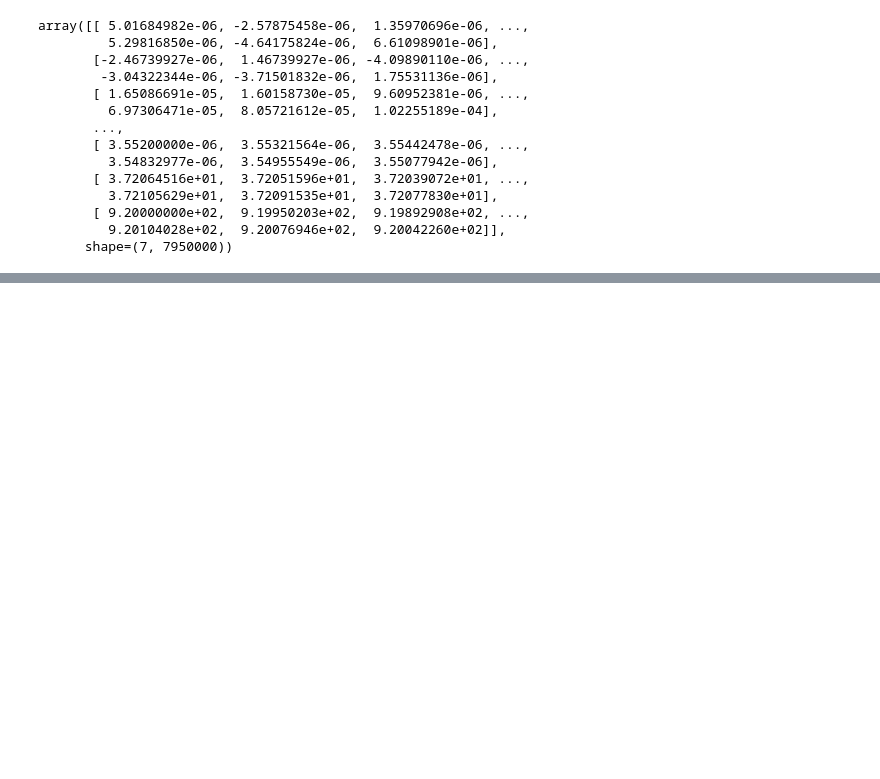
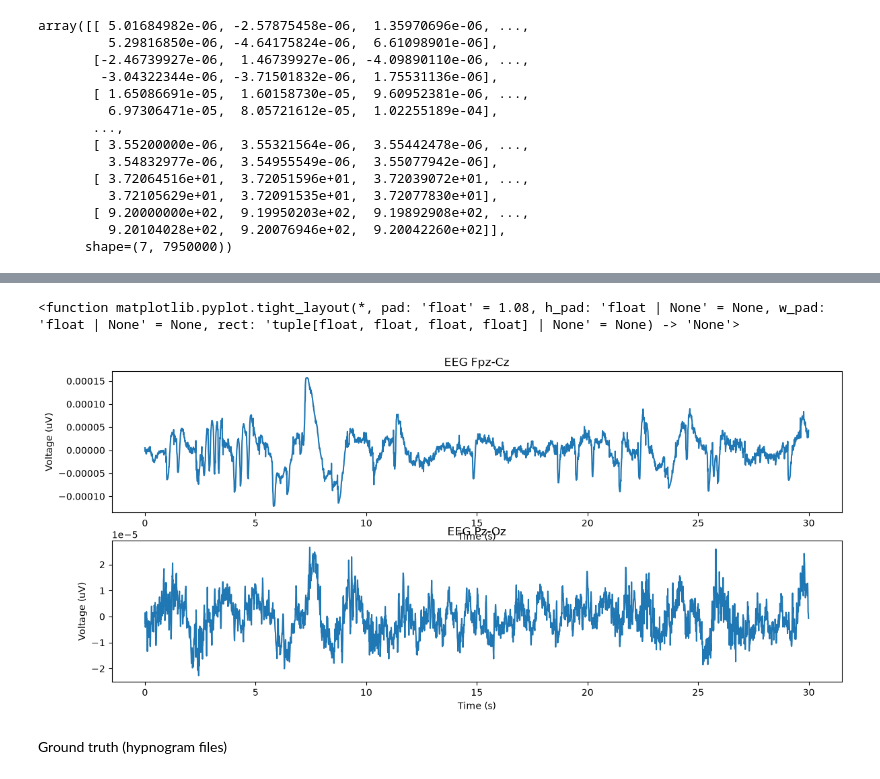
Before and after one commit to cybeuu/StageSleep, a Jupyter notebook: main.ipynb, the cells around one changed output, grey strips where cells are left out. Cells and saved outputs as stored; diff of their text form; code cells hidden in the pictures; blank space fills up the shorter version.

```diff
--- a/main.ipynb
+++ b/main.ipynb
@@ -84,0 +91,24 @@ plt.plot(eeg_channel1)
+# %%
+# proper visualization wiht proper labeling for the 2 eeg channels
+eeg_channels = ['EEG Fpz-Cz', 'EEG Pz-Oz']
+
+eeg_data = raw_edf.get_data(picks=eeg_channels)
+# %%
+fig, axs = plt.subplots(nrows=2, ncols=1, figsize=(14, 6))
+fs = 100
+N = 3000 # for 30s of data
+
+for i, ax in enumerate(axs):
+    x = np.arange(N) / fs # -> 0.01s
+
+    ax.plot(x, eeg_data[i][:N])
+    ax.set_title(eeg_channels[i])
+    ax.set_xlabel('Time (s)')
+    ax.set_ylabel('Voltage (uV)')
+
+plt.tight_layout
+# %% [output]
+<function matplotlib.pyplot.tight_layout(*, pad: 'float' = 1.08, h_pad: 'float | None' = None, w_pad: 'float | None' = None, rect: 'tuple[float, float, float, float] | None' = None) -> 'None'>
+[figure, added]
+# %% [markdown]
+Ground truth (hypnogram files)
```
Also changed, not shown: parts of 14 cells of this notebook, 1 other file.
